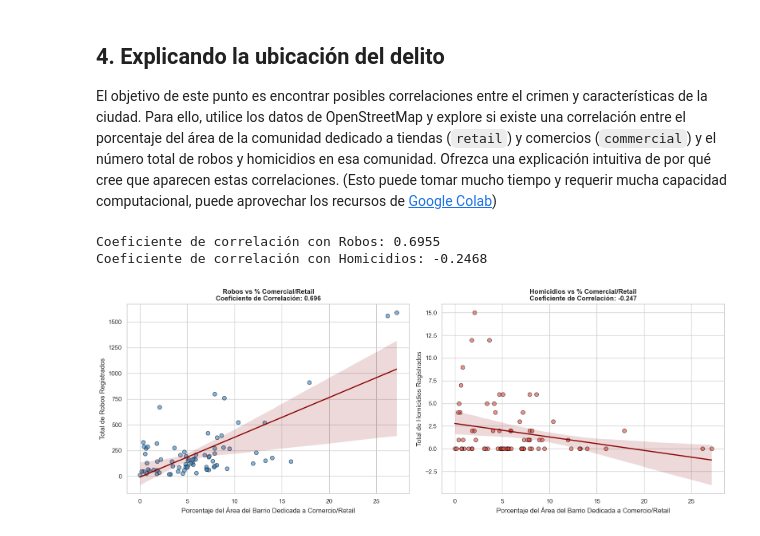
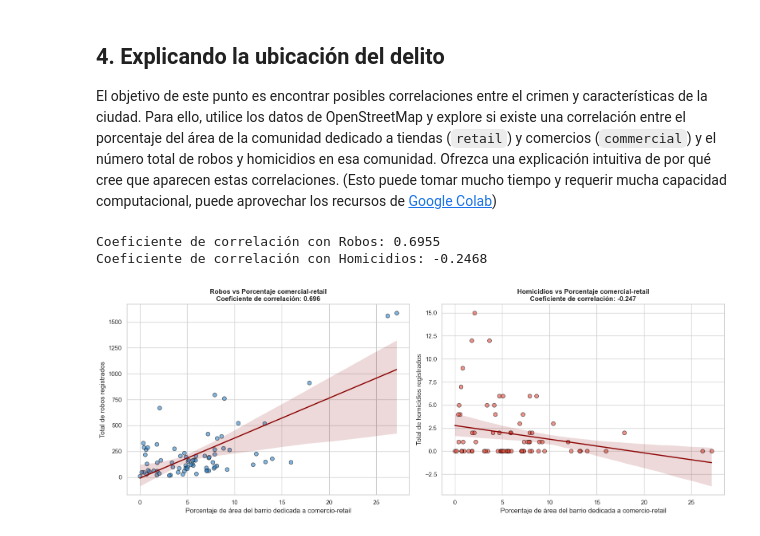
Before and after one commit to fevidals/Aprendizaje-No-Supervisado, a Jupyter notebook: notebooks/S7_LC_Taller_Geograficos_KDE.ipynb, the cells around one changed output. Drawn from its saved outputs; the diff is of its cells as text; code cells hidden in the pictures.

```diff
--- a/notebooks/S7_LC_Taller_Geograficos_KDE.ipynb
+++ b/notebooks/S7_LC_Taller_Geograficos_KDE.ipynb
@@ -674,40 +674,40 @@ sns.set_theme(style = "whitegrid")
 
 # Gráfica para Robos
 sns.regplot(data=df_final,
             x = 'perc_comercial_retail',
             y = 'total_robos', ax = axes[0],
             scatter_kws = {'alpha':0.6,
                            'color':'#3186cc',
                            's':50, 'edgecolor':'black'},
             line_kws={'color':'darkred', 'linewidth':2})
-axes[0].set_title(f'Robos vs % Comercial/Retail\nCoeficiente de Correlación: {corr_robos:.3f}',
+axes[0].set_title(f'Robos vs Porcentaje comercial-retail\nCoeficiente de correlación: {corr_robos:.3f}',
                   fontsize = 12,
                   weight = 'bold')
-axes[0].set_xlabel('Porcentaje del Área del Barrio Dedicada a Comercio/Retail')
-axes[0].set_ylabel('Total de Robos Registrados')
+axes[0].set_xlabel('Porcentaje de área del barrio dedicada a comercio-retail')
+axes[0].set_ylabel('Total de robos registrados')
 
 # Gráfica para Homicidios
 sns.regplot(data=df_final,
             x = 'perc_comercial_retail',
             y = 'total_homicidios',
             ax = axes[1],
             scatter_kws={'alpha':0.6,
                          'color':'#e74c3c',
                          's':50,
                          'edgecolor':'black'},
             line_kws={'color':'darkred', 'linewidth':2})
-axes[1].set_title(f'Homicidios vs % Comercial/Retail\nCoeficiente de Correlación: {corr_homicidios:.3f}',
+axes[1].set_title(f'Homicidios vs Porcentaje comercial-retail\nCoeficiente de correlación: {corr_homicidios:.3f}',
                   fontsize = 12,
                   weight = 'bold')
-axes[1].set_xlabel('Porcentaje del Área del Barrio Dedicada a Comercio/Retail')
-axes[1].set_ylabel('Total de Homicidios Registrados')
+axes[1].set_xlabel('Porcentaje de área del barrio dedicada a comercio-retail')
+axes[1].set_ylabel('Total de homicidios registrados')
 
 plt.tight_layout()
 plt.show()
 # %% [output]
 Coeficiente de correlación con Robos: 0.6955
 Coeficiente de correlación con Homicidios: -0.2468
-[figure, old version]
+[figure, new version]
 # %% [markdown]
 (Utilice este espacio para describir el procedimiento, análisis, y conclusiones)
 
```
Also changed, not shown: parts of 2 cells of this notebook.
